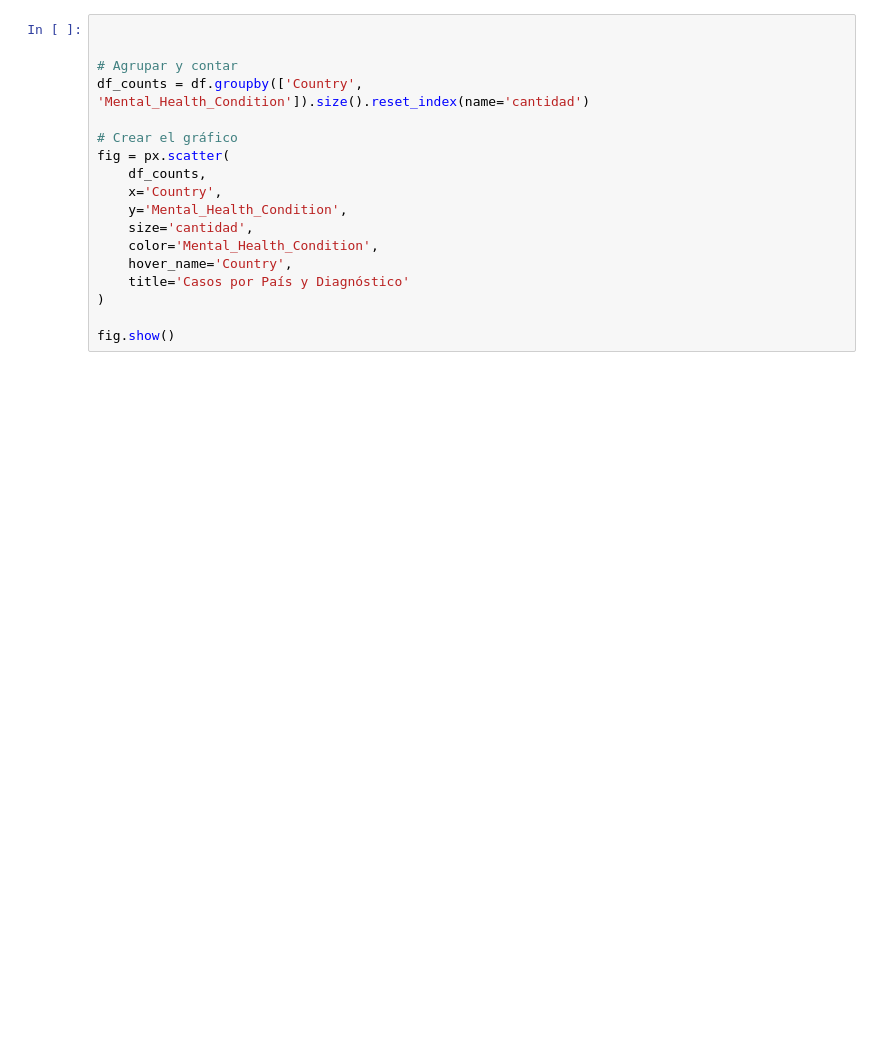
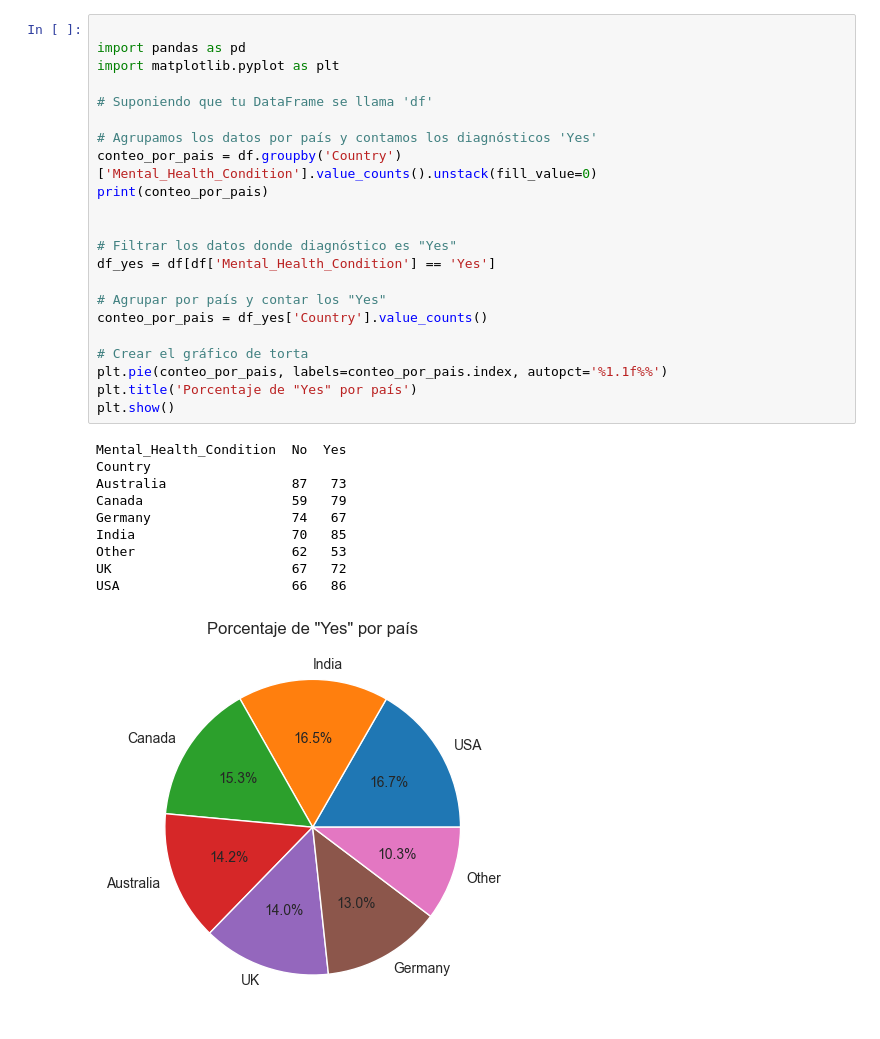
Before and after one commit to JuanDavid111/Proyecto_salud_mental, a Jupyter notebook: graficas.ipynb, the cells around one changed output. Cells and saved outputs as stored; diff of their text form; blank space fills up the shorter version.

```diff
--- a/graficas.ipynb
+++ b/graficas.ipynb
@@ -36,18 +36,33 @@ Yes                       180  158     177
-# %%
-
-
-# Agrupar y contar
-df_counts = df.groupby(['Country', 'Mental_Health_Condition']).size().reset_index(name='cantidad')
-
-# Crear el gráfico
-fig = px.scatter(
-    df_counts,
-    x='Country',
-    y='Mental_Health_Condition',
-    size='cantidad',
-    color='Mental_Health_Condition',
-    hover_name='Country',
-    title='Casos por País y Diagnóstico'
-)
-
-fig.show()
+# %%
+
+import pandas as pd
+import matplotlib.pyplot as plt
+
+# Suponiendo que tu DataFrame se llama 'df'
+
+# Agrupamos los datos por país y contamos los diagnósticos 'Yes'
+conteo_por_pais = df.groupby('Country')['Mental_Health_Condition'].value_counts().unstack(fill_value=0)
+print(conteo_por_pais)
+
+
+# Filtrar los datos donde diagnóstico es "Yes"
+df_yes = df[df['Mental_Health_Condition'] == 'Yes']
+
+# Agrupar por país y contar los "Yes"
+conteo_por_pais = df_yes['Country'].value_counts()
+
+# Crear el gráfico de torta
+plt.pie(conteo_por_pais, labels=conteo_por_pais.index, autopct='%1.1f%%')
+plt.title('Porcentaje de "Yes" por país')
+plt.show()
+# %% [output]
+Mental_Health_Condition  No  Yes
+Country
+Australia                87   73
+Canada                   59   79
+Germany                  74   67
+India                    70   85
+Other                    62   53
+UK                       67   72
+USA                      66   86
+[figure, added]
```
Also changed, not shown: parts of 1 cell of this notebook.
